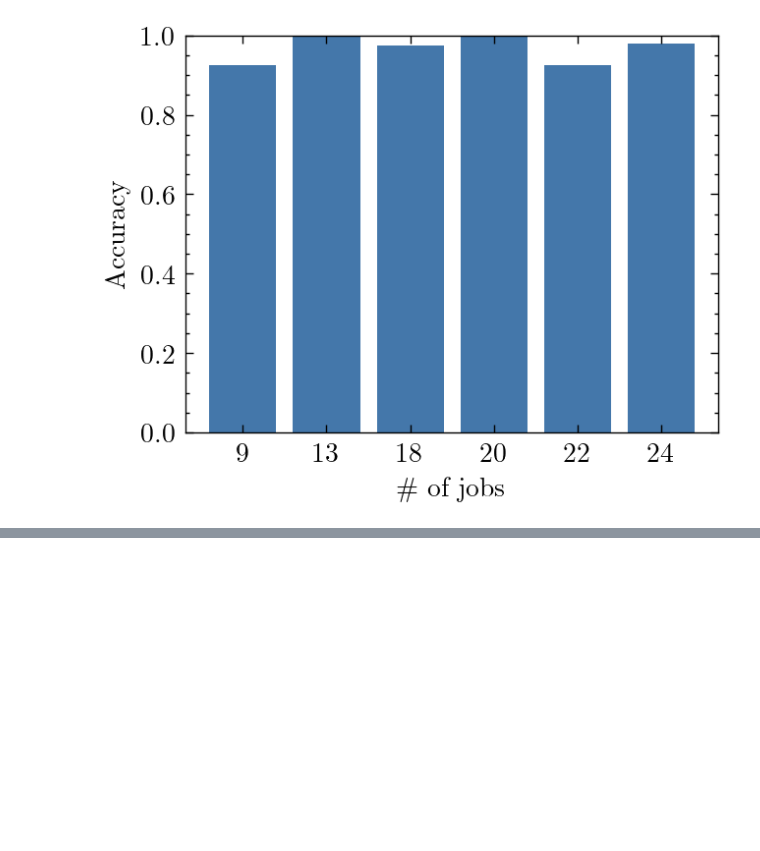
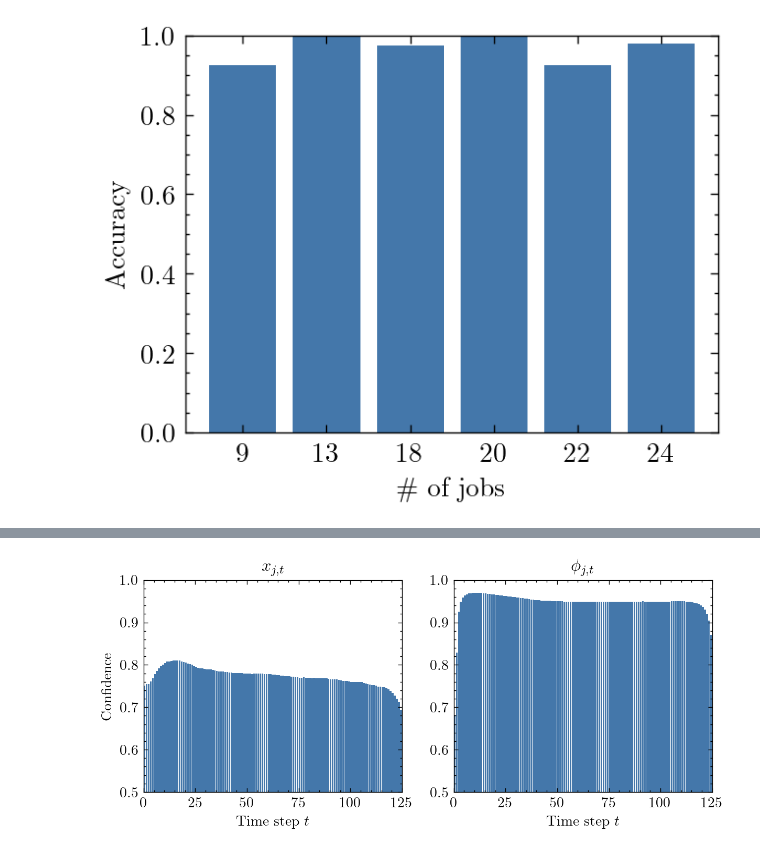
Before and after one commit to gos-ufsc/sat-gnn, a Jupyter notebook: notebooks/6.0-bmp-paper.plots.ipynb, the cells around one changed output, grey strips where cells are left out. Saved outputs shown, nothing was run; the diff lists cells and outputs as text; code cells hidden in the pictures; blank space fills up the shorter version.

```diff
--- a/notebooks/6.0-bmp-paper.plots.ipynb
+++ b/notebooks/6.0-bmp-paper.plots.ipynb
@@ -82,0 +155,46 @@ plt.show()
+# %%
+def var_conf_plot(conf, plot_title, filename=None, ax=None):
+    if ax is None:
+        _, ax = plt.subplots()
+
+    ax.bar(np.arange(125), conf.mean(0), align='edge', width=.9)
+    ax.set_xlim(0,125)
+    ax.set_ylim(0.5,1)
+    # plt.title('$x_{j,t}$ variables')
+    ax.set_title(plot_title)
+    # ax.set_ylabel('Confidence')
+    ax.set_xlabel('Time step $t$')
+
+    # if filename is not None:
+    #     plt.savefig(filename, dpi=500)
+
+    # plt.show()
+
+with open('../gbmooeqh_preds_test.pkl', 'rb') as f:
+    preds = pickle.load(f)
+
+df = pd.DataFrame(preds)
+# df['x_hat'] = df['x_hat'].map(lambda t: t.numpy())
+df['conf'] = df['x_hat'].map(lambda x: np.where(x > 1-x, x, 1-x))
+
+X_confs = list()
+Phi_confs = list()
+for conf in df['conf'].values:
+    X_confs.append(conf.reshape(-1, 125)[::2])
+    Phi_confs.append(conf.reshape(-1, 125)[1::2])
+
+X_conf = np.vstack(X_confs)
+Phi_conf = np.vstack(Phi_confs)
+
+fig, axs = plt.subplots(1,2)
+fig.set_size_inches(7, 2.625)
+
+var_conf_plot(X_conf, '$x_{j,t}$', ax=axs[0])
+var_conf_plot(Phi_conf, '$\phi_{j,t}$', ax=axs[1])
+
+axs[0].set_ylabel('Confidence')
+
+fig.savefig('../optimals_confidence.pdf', dpi=500)
+fig.show()
+# %% [output]
+[figure, added]
```
Also changed, not shown: parts of 6 cells of this notebook, 1 other file.
